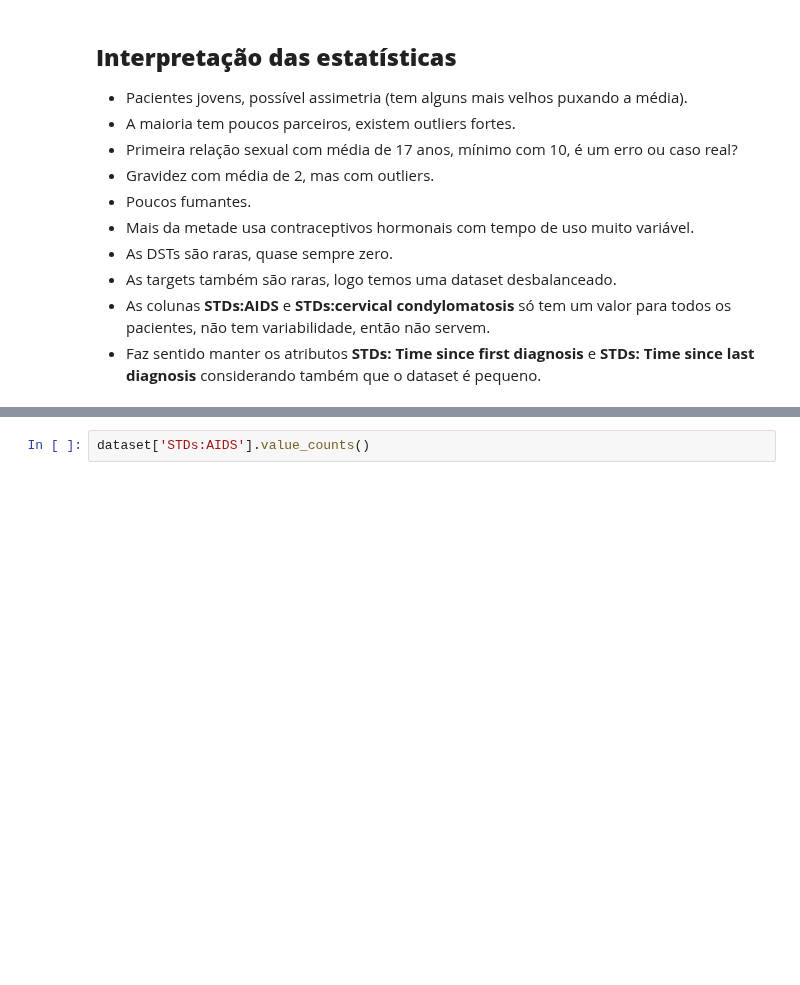
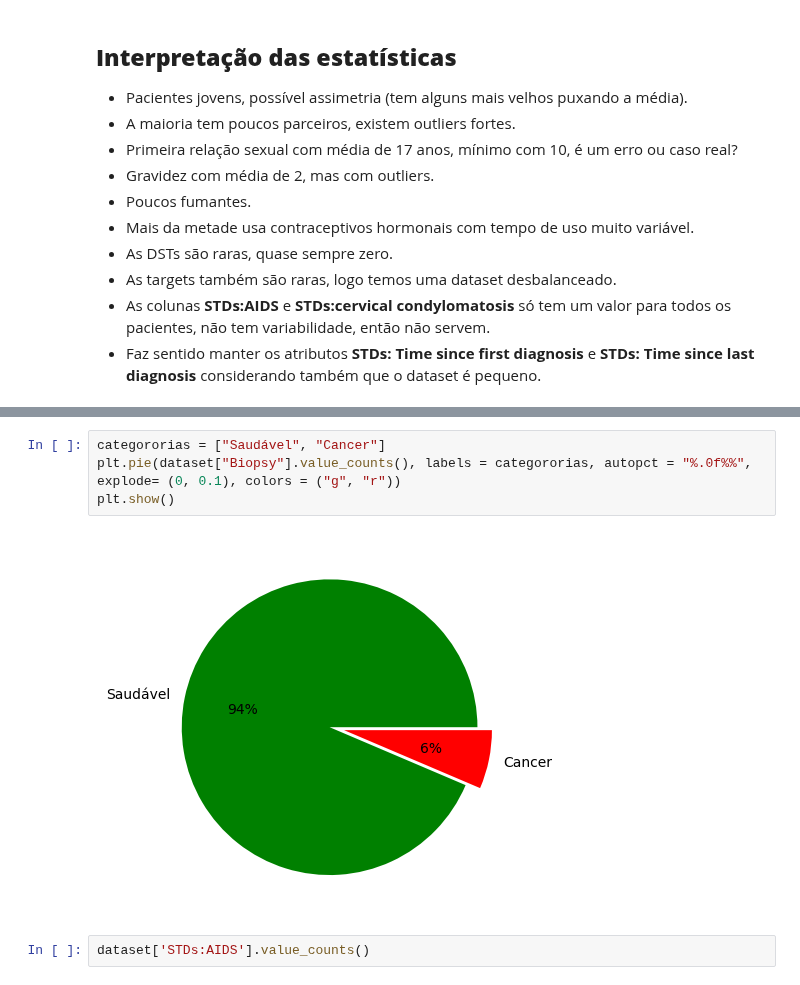
Before and after one commit to tech-challenge-fiap-GRUPO-2026/tech-challenge-fase1, a Jupyter notebook: init_cervical_cancer.ipynb, the cells around one changed output, grey strips where cells are left out. Drawn from its saved outputs; the diff is of its cells as text; blank space fills up the shorter version.

```diff
--- a/init_cervical_cancer.ipynb
+++ b/init_cervical_cancer.ipynb
@@ -257,3 +275,9 @@ Time since last diagnosis** considerando também que o dataset é pequeno.
+# %%
+categororias = ["Saudável", "Cancer"]
+plt.pie(dataset["Biopsy"].value_counts(), labels = categororias, autopct = "%.0f%%", explode= (0, 0.1), colors = ("g", "r"))
+plt.show()
+# %% [output]
+[figure, added]
 # %%
 dataset['STDs:AIDS'].value_counts()
 # %% [output]
```
Also changed, not shown: parts of 8 cells of this notebook.
